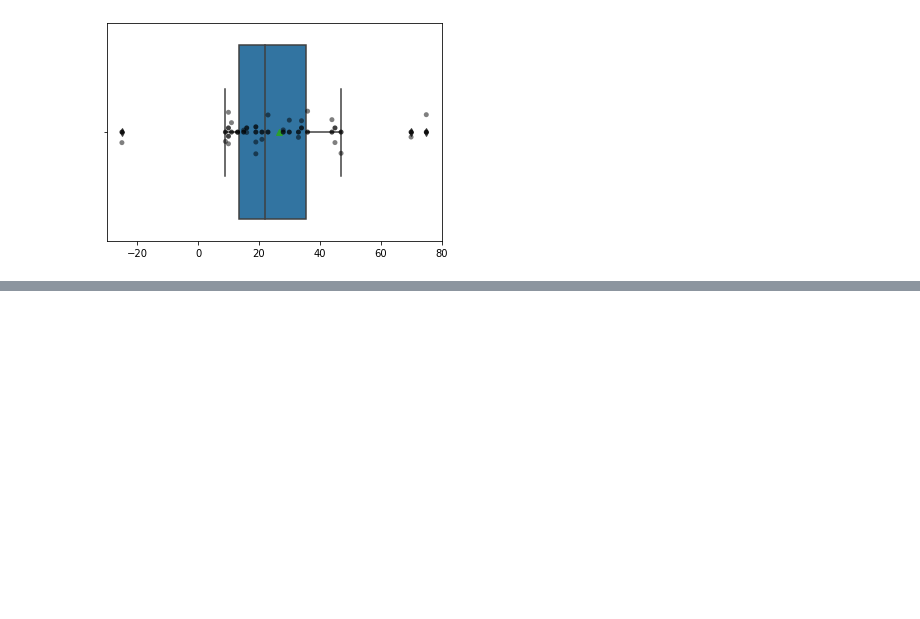
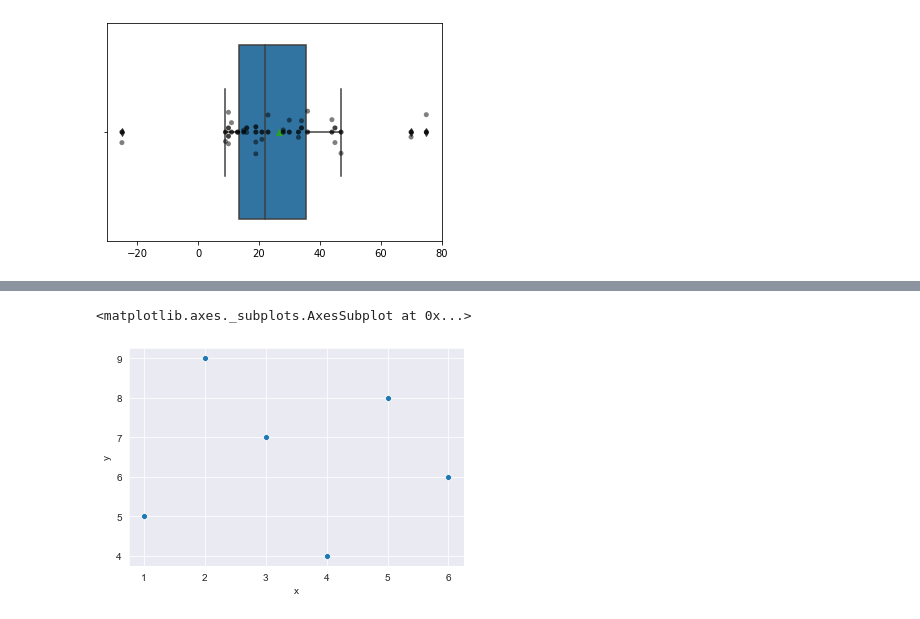
Before and after one commit to jsutch/statistics_review, a Jupyter notebook: 1. Intro. Data.ipynb, the cells around one changed output, grey strips where cells are left out. Drawn from its saved outputs; the diff is of its cells as text; code cells hidden in the pictures; blank space fills up the shorter version.

```diff
--- a/1. Intro. Data.ipynb
+++ b/1. Intro. Data.ipynb
@@ -467,0 +499,5 @@ tags = zip(labels, points)
+# %%
+sns.scatterplot(df2['x'],df2['y'])
+# %% [output]
+<matplotlib.axes._subplots.AxesSubplot at 0x...>
+[figure, added]
```
Also changed, not shown: parts of 9 cells of this notebook.
